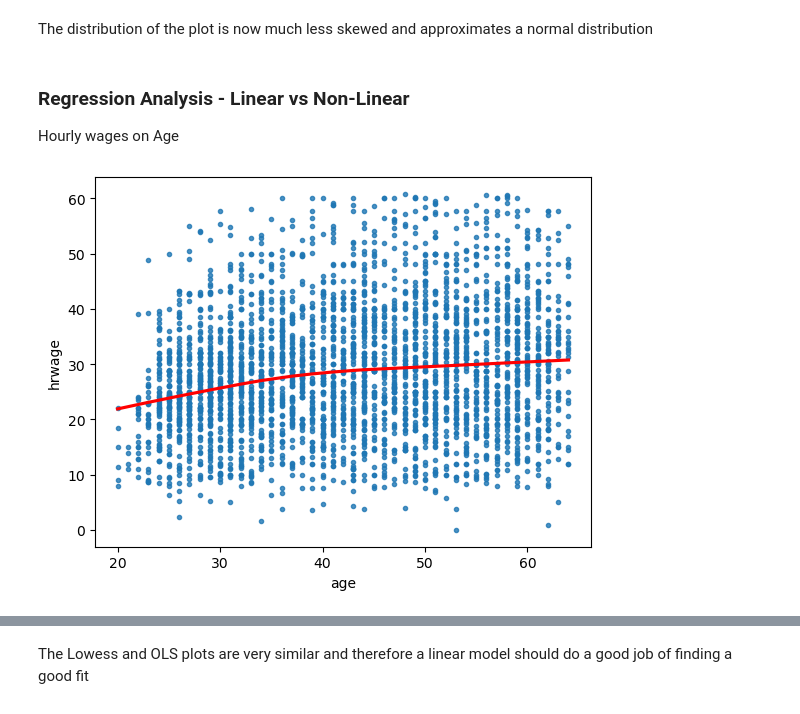
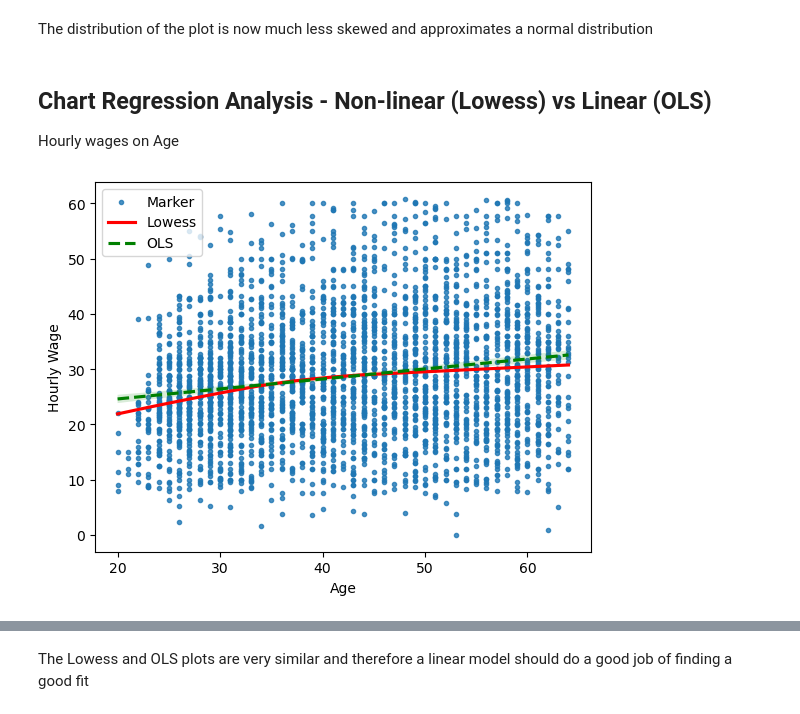
Before and after one commit to nxfern/DA3_Assignment_1, a Jupyter notebook: DA3_Assignment_1_NF.ipynb, the cells around one changed output, grey strips where cells are left out. Drawn from its saved outputs; the diff is of its cells as text; code cells hidden in the pictures.

```diff
--- a/DA3_Assignment_1_NF.ipynb
+++ b/DA3_Assignment_1_NF.ipynb
@@ -58,7 +65,6 @@ memory usage: 647.8+ KB
 # %%
-# Creating hourly wage variable, ln hourly wage variable, and quadratic variable for age
+# Creating hourly wage variable, and quadratic variable for age
 rnurses['hrwage'] = rnurses['earnwke'] / rnurses['uhours']
-rnurses['lnhrwage'] = np.log(rnurses['hrwage'])
 rnurses['agesq'] = rnurses['age'] ** 2
 # %%
 # Checking race column value counts
@@ -256,10 +267,17 @@ plt.xlabel('Hourly Wage');
 # %% [markdown]
 The distribution of the plot is now much less skewed and approximates a normal distribution
 # %% [markdown]
-### Regression Analysis - Linear vs Non-Linear
+## Chart Regression Analysis - Non-linear (Lowess) vs Linear (OLS)
 Hourly wages on Age
 # %%
 # Lowess
-sns.regplot(rnurses_iqr, x = 'age', y = 'hrwage', marker= '.', fit_reg= True, lowess= True, line_kws = {'color':'red'});
+sns.regplot(rnurses_iqr, x = 'age', y = 'hrwage', marker= '.', fit_reg= True, lowess= True, line_kws = {'color':'red'})
+
+# OLS
+sns.regplot(rnurses_iqr, x = 'age', y = 'hrwage', scatter=False, line_kws={'color':'green', 'linestyle': '--'})
+
+plt.xlabel('Age')
+plt.ylabel('Hourly Wage')
+plt.legend(['Marker', 'Lowess', 'OLS']);
 # %% [output]
-[figure, old version]
+[figure, new version]
```
Also changed, not shown: parts of 16 cells of this notebook.
